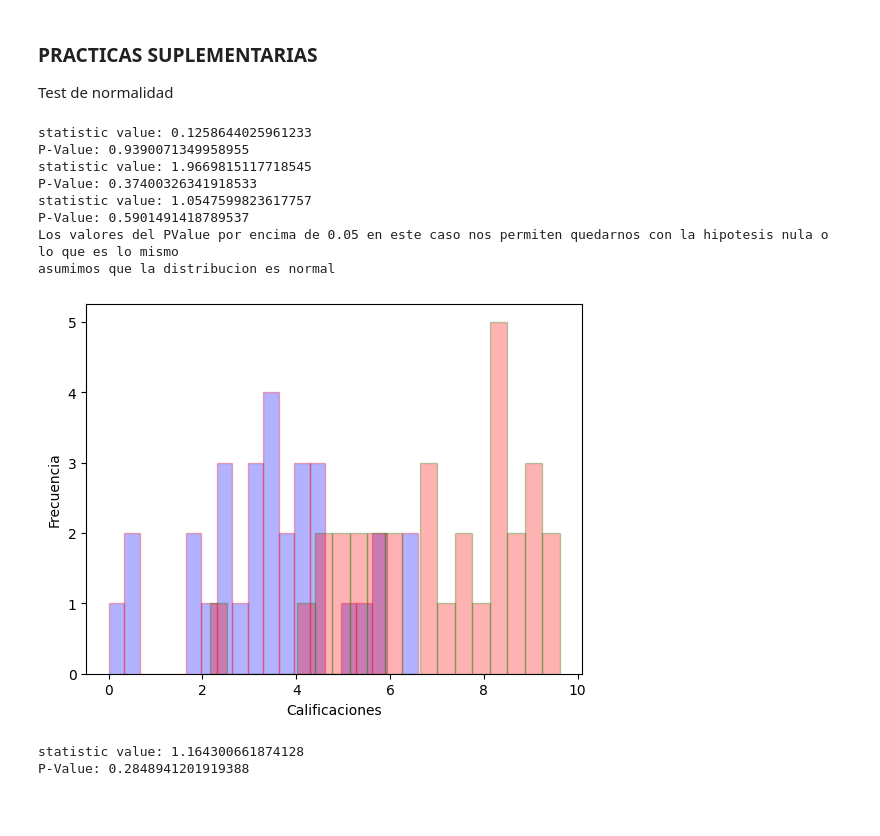
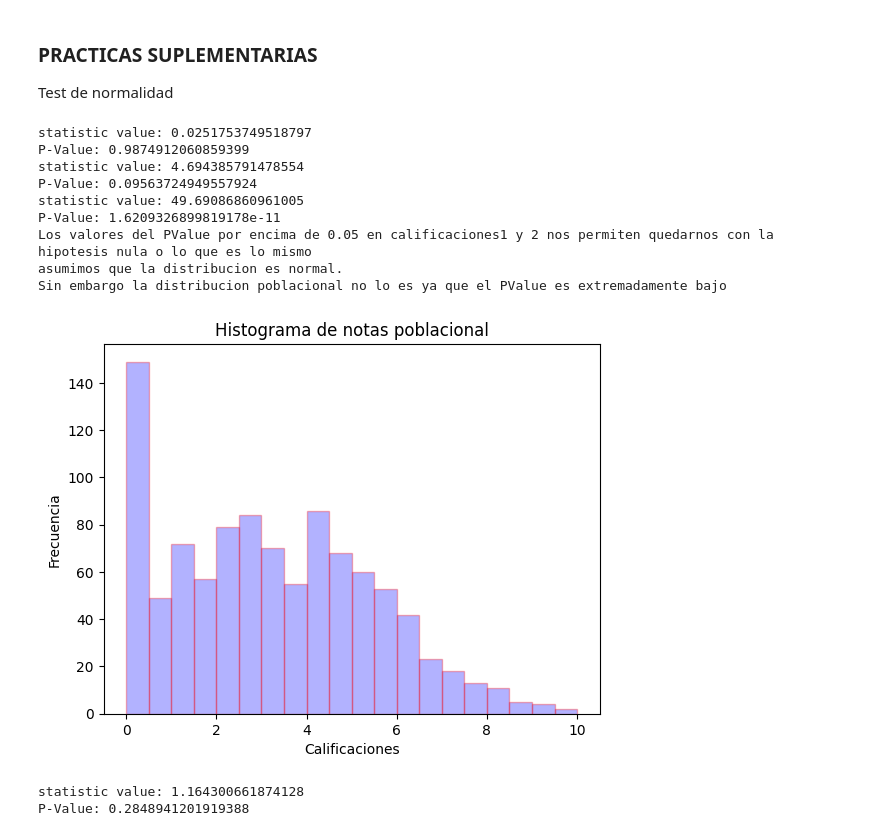
Before and after one commit to Dgasensi/hypothesis-testing-exercises-project-with-python, a Jupyter notebook: notebook/problems.ipynb, the cells around one changed output. Drawn from its saved outputs; the diff is of its cells as text; code cells hidden in the pictures; blank space fills up the shorter version.

```diff
--- a/notebook/problems.ipynb
+++ b/notebook/problems.ipynb
@@ -211,48 +211,50 @@ horas_estudio_poblacional = np.random.uniform(0, 20, 1000)
 
 efecto_estudio1 = 0.25
 efecto_estudio2 = 0.30
 
 # np.clip ajusta las notas entre 0 y 10
 calificaciones1 = np.clip(1 + efecto_estudio1 * horas_estudio_grupo_1 + np.random.normal(0, 1, 31), 0, 10)
 calificaciones2 = np.clip(3 + efecto_estudio2 * horas_estudio_grupo_2 + np.random.normal(0, 1, 31), 0, 10)
 # notas de una muestra poblacional
-calificaciones_poblacional = np.clip(1 + efecto_estudio1 * horas_estudio_poblacional + np.random.normal(0, 2, 1000), 0, 10)
+calificaciones_poblacional = np.clip(0.5 + efecto_estudio1 * horas_estudio_poblacional + np.random.normal(0, 2, 1000), 0, 10)
 
 
 
 #Comprobamos si nuestros datos siguen una distribucion normal
 
 #test de normalidad calificaciones1
 statistic, p_value = stats.normaltest(calificaciones1)
 print(f'statistic value: {statistic}')
 print(f'P-Value: {p_value}')
 #test de normalidad calificaciones2
 statistic, p_value = stats.normaltest(calificaciones2)
 print(f'statistic value: {statistic}')
 print(f'P-Value: {p_value}')
 #test de normalidad calificaciones_poblacional
-statistic, p_value = stats.normaltest(calificaciones__poblacional)
+statistic, p_value = stats.normaltest(calificaciones_poblacional)
 print(f'statistic value: {statistic}')
 print(f'P-Value: {p_value}')
-print('''Los valores del PValue por encima de 0.05 en este caso nos permiten quedarnos con la hipotesis nula o lo que es lo mismo
-asumimos que la distribucion es normal''')
+print('''Los valores del PValue por encima de 0.05 en calificaciones1 y 2 nos permiten quedarnos con la hipotesis nula o lo que es lo mismo
+asumimos que la distribucion es normal.
+Sin embargo la distribucion poblacional no lo es ya que el PValue es extremadamente bajo''')
 # Histograma de las calificaciones
-plt.hist(calificaciones1, bins=20, edgecolor='r',color='blue', alpha=0.3)
-plt.hist(calificaciones2, bins=20, edgecolor='g',color='red', alpha=0.3)
+plt.hist(calificaciones_poblacional, bins=20, edgecolor='r',color='blue', alpha=0.3)
 
+plt.title('Histograma de notas poblacional')
 plt.xlabel('Calificaciones')
 plt.ylabel('Frecuencia')
 plt.show()
 # %% [output]
-statistic value: 0.1258644025961233
-P-Value: 0.9390071349958955
-statistic value: 1.9669815117718545
-P-Value: 0.37400326341918533
-statistic value: 1.0547599823617757
-P-Value: 0.5901491418789537
-Los valores del PValue por encima de 0.05 en este caso nos permiten quedarnos con la hipotesis nula o lo que es lo mismo
-asumimos que la distribucion es normal
+statistic value: 0.0251753749518797
+P-Value: 0.9874912060859399
+statistic value: 4.694385791478554
+P-Value: 0.09563724949557924
+statistic value: 49.69086860961005
+P-Value: 1.6209326899819178e-11
+Los valores del PValue por encima de 0.05 en calificaciones1 y 2 nos permiten quedarnos con la hipotesis nula o lo que es lo mismo
+asumimos que la distribucion es normal.
+Sin embargo la distribucion poblacional no lo es ya que el PValue es extremadamente bajo
-[figure, old version]
+[figure, new version]
 # %%
 # Test de Levene (stats.levene): Se utiliza para verificar si diferentes muestras tienen varianzas iguales.
 # Utilizamos los mismos conjuntos de datos
```
Also changed, not shown: 1 other file.
